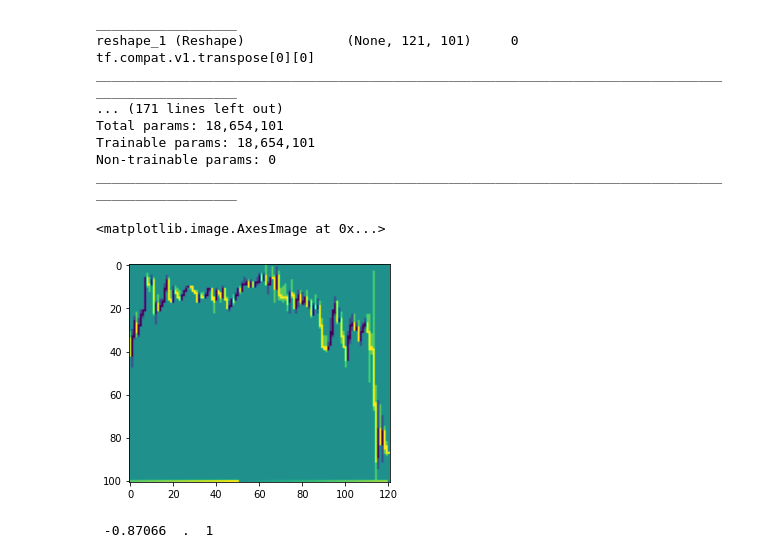
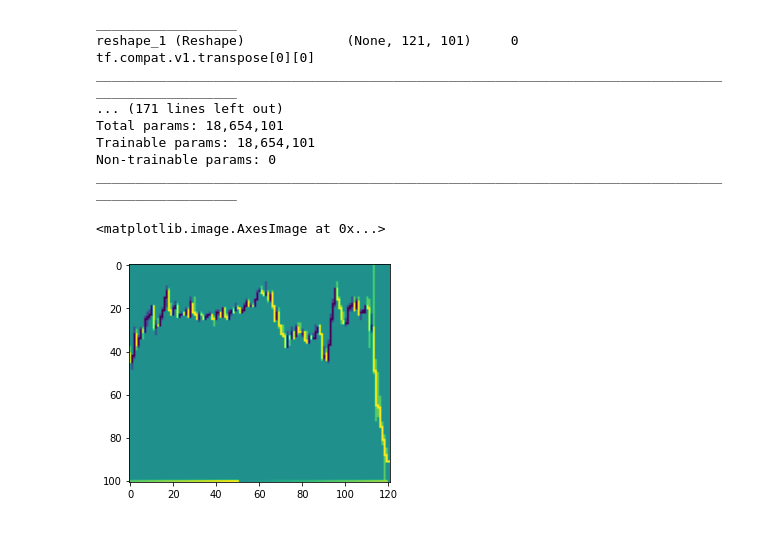
Before and after one commit to dercodeKoenig/ipda_vs_dqn_m5, a Jupyter notebook: tx_5/test.ipynb, the cells around one changed output. Saved outputs shown, nothing was run; the diff lists cells and outputs as text; code cells hidden in the pictures.

```diff
--- a/tx_5/test.ipynb
+++ b/tx_5/test.ipynb
@@ -452,13 +452,13 @@ def plot_eq(eq_list):
     cv2.imshow("equity", canvas)
     cv2.waitKey(1)
 # %%
-candles = get_prices("EURUSD", mt5.TIMEFRAME_M5, 90000)
+candles = get_prices("GBPUSD", mt5.TIMEFRAME_M5, 90000)
 tm = timeframe_manager(candles)
 m5,m15,h1,h4,d1 = tm.get_next_sample_candles()
 plt.imshow(tm.to_model_input(m15))
 # %% [output]
 <matplotlib.image.AxesImage at 0x...>
-[figure, old version]
+[figure, new version]
 # %%
 pos_size = 0.05 * 100000
 comm = 8/100000
@@ -566,8 +566,6 @@ plt.plot(outputs)
 plt.show()
 plt.plot(eq_list)
 plt.show()
-# %% [output]
- -0.87066  .  1
 # %%
 inp = [m5i,m15i, h1i, h4i, d1i, np.array(current_position).reshape(1,1)]
 
```
Also changed, not shown: parts of 2 cells of this notebook, 9 other files.
